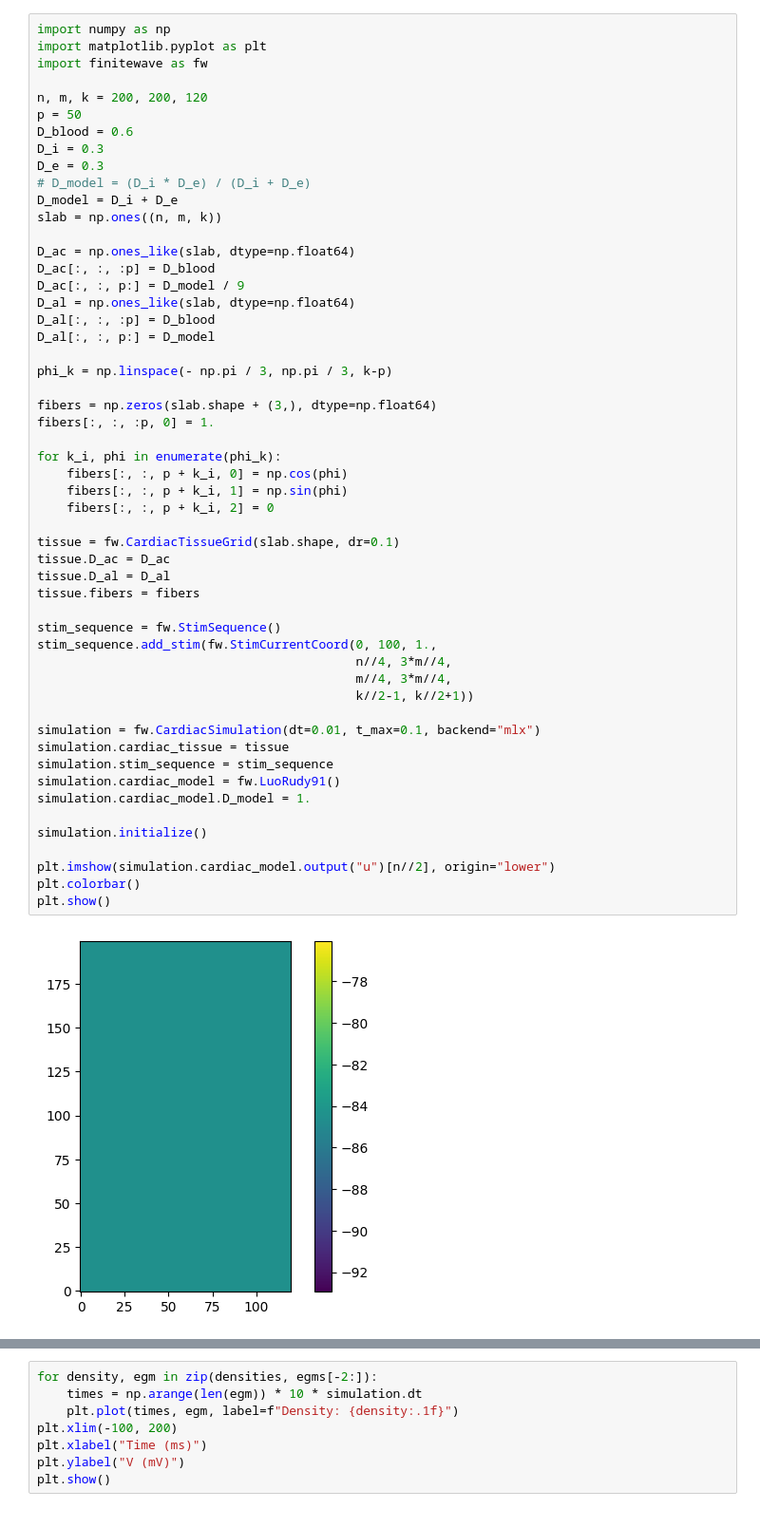
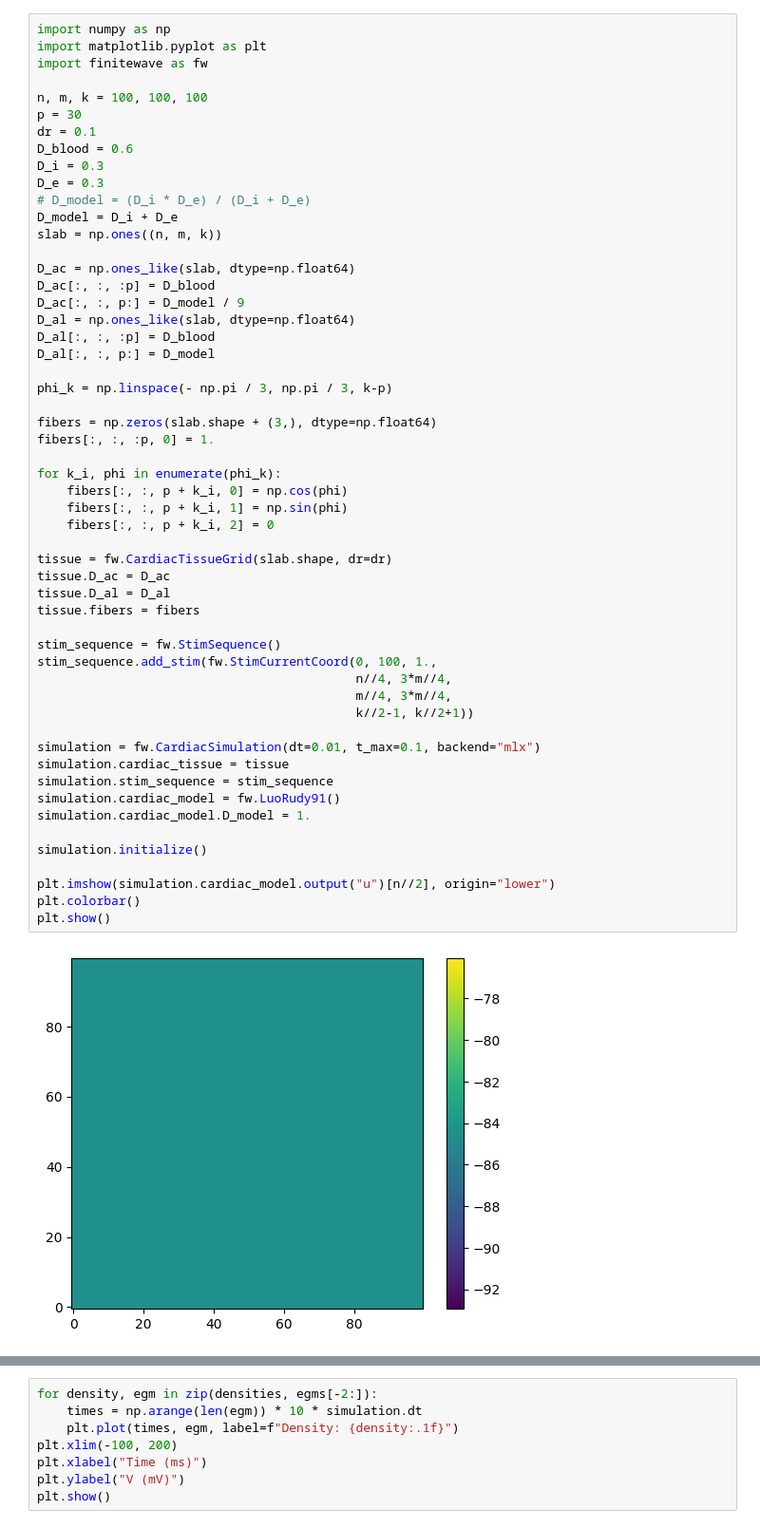
Before and after one commit to finitewave/Finitewave, a Jupyter notebook: Tutorials/LeadField.ipynb, the cells around one changed output, grey strips where cells are left out. Shown at 95% size. Saved outputs shown, nothing was run; the diff lists cells and outputs as text.

```diff
--- a/Tutorials/LeadField.ipynb
+++ b/Tutorials/LeadField.ipynb
@@ -3,8 +3,9 @@ import numpy as np
 import matplotlib.pyplot as plt
 import finitewave as fw
 
-n, m, k = 200, 200, 120
-p = 50
+n, m, k = 100, 100, 100
+p = 30
+dr = 0.1
 D_blood = 0.6
 D_i = 0.3
 D_e = 0.3
@@ -24,32 +25,32 @@ phi_k = np.linspace(- np.pi / 3, np.pi / 3, k-p)
 fibers = np.zeros(slab.shape + (3,), dtype=np.float64)
 fibers[:, :, :p, 0] = 1.
 
 for k_i, phi in enumerate(phi_k):
     fibers[:, :, p + k_i, 0] = np.cos(phi)
     fibers[:, :, p + k_i, 1] = np.sin(phi)
     fibers[:, :, p + k_i, 2] = 0
 
-tissue = fw.CardiacTissueGrid(slab.shape, dr=0.1)
+tissue = fw.CardiacTissueGrid(slab.shape, dr=dr)
 tissue.D_ac = D_ac
 tissue.D_al = D_al
 tissue.fibers = fibers
 
 stim_sequence = fw.StimSequence()
 stim_sequence.add_stim(fw.StimCurrentCoord(0, 100, 1.,
                                            n//4, 3*m//4,
                                            m//4, 3*m//4,
                                            k//2-1, k//2+1))
 
 simulation = fw.CardiacSimulation(dt=0.01, t_max=0.1, backend="mlx")
 simulation.cardiac_tissue = tissue
 simulation.stim_sequence = stim_sequence
 simulation.cardiac_model = fw.LuoRudy91()
 simulation.cardiac_model.D_model = 1.
 
 simulation.initialize()
 
 plt.imshow(simulation.cardiac_model.output("u")[n//2], origin="lower")
 plt.colorbar()
 plt.show()
 # %% [output]
-[figure, old version]
+[figure, new version]
```
Also changed, not shown: parts of 10 cells of this notebook, 26 other files.
